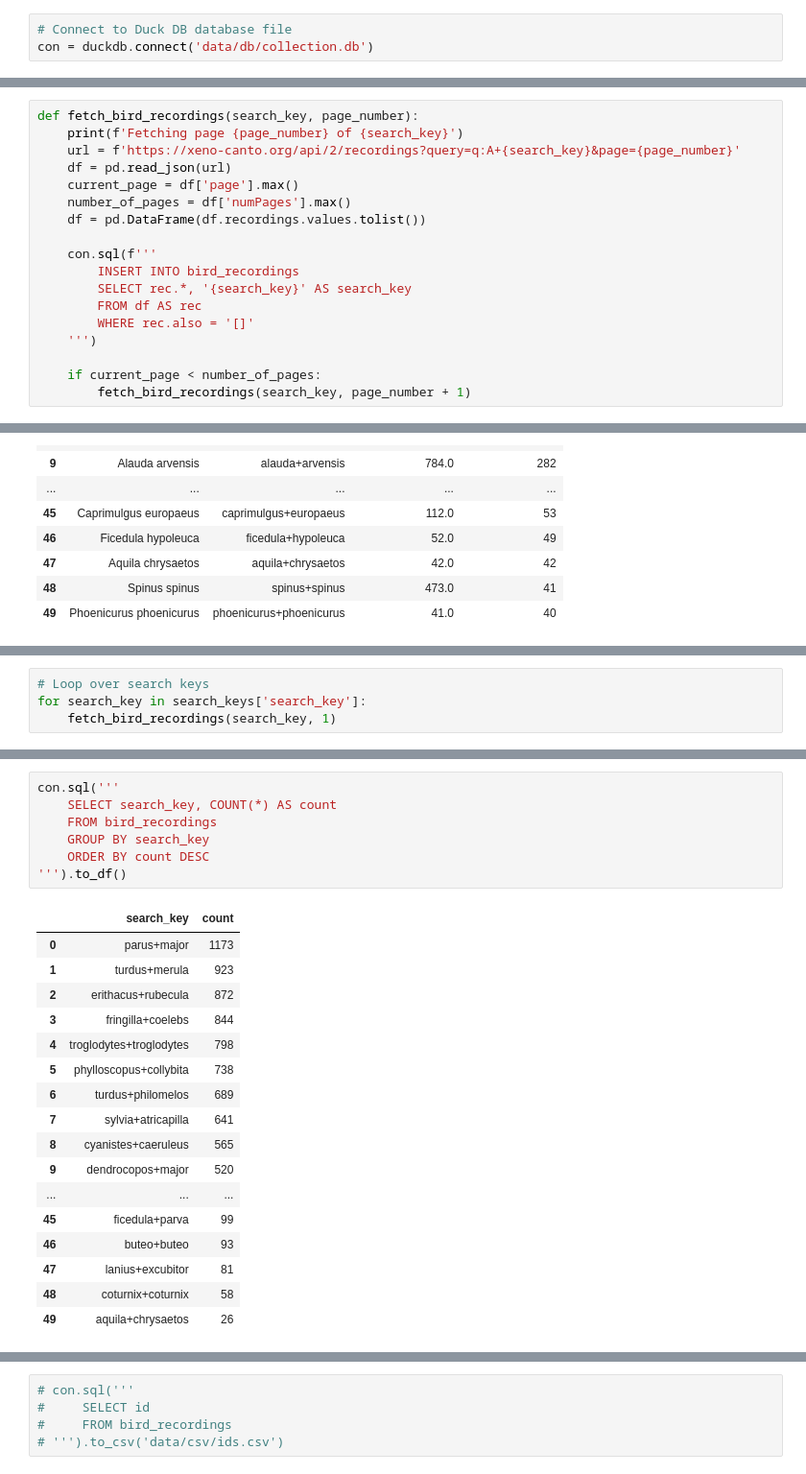
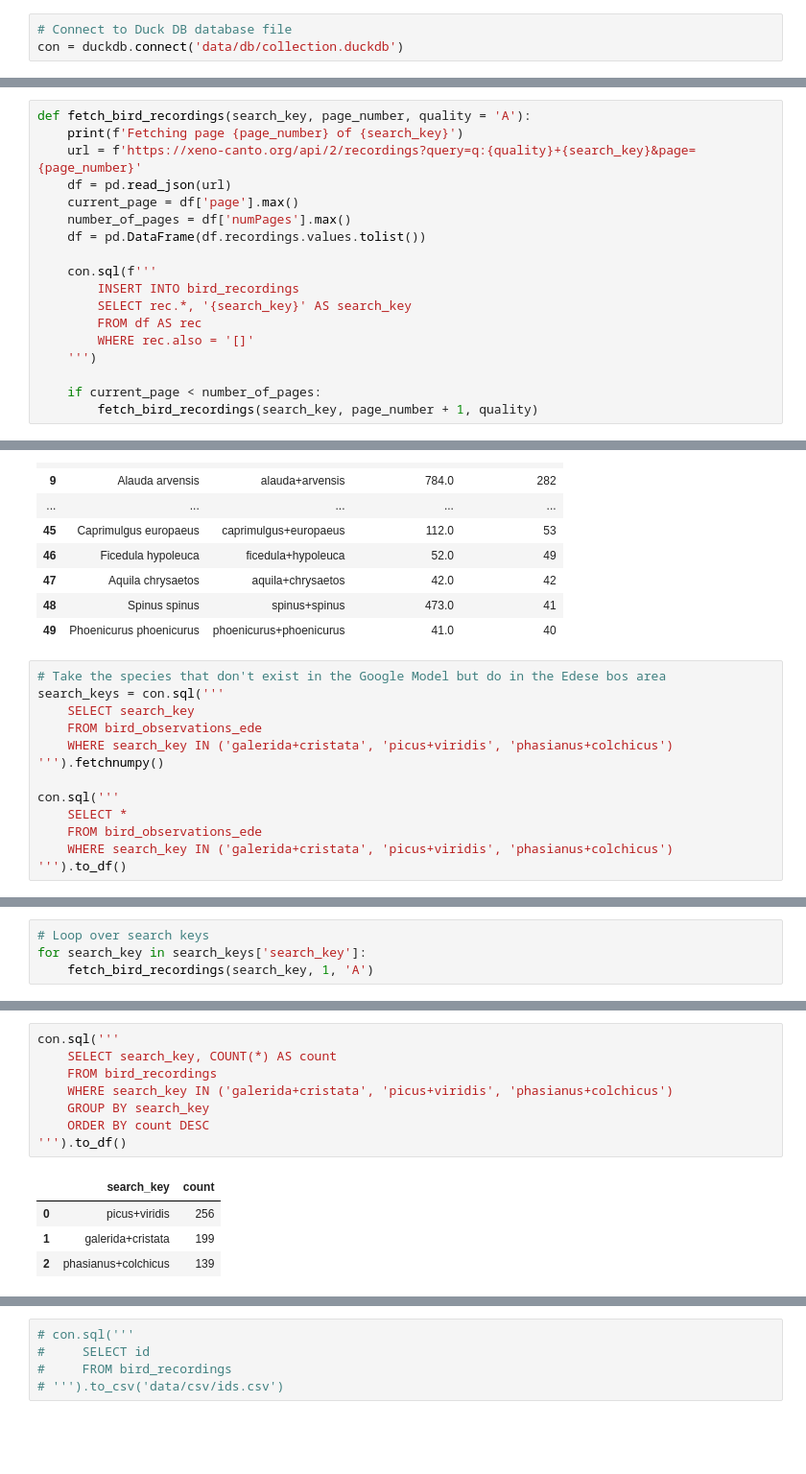
Before and after one commit to Clowting/fireworks-birds, a Jupyter notebook: data_collection.ipynb, the cells around one changed output, grey strips where cells are left out. Shown at 96% size. Cells and saved outputs as stored; diff of their text form; blank space fills up the shorter version.

```diff
--- a/data_collection.ipynb
+++ b/data_collection.ipynb
@@ -15,12 +18,12 @@ logging.basicConfig(filename='app.log', filemode='w', format='%(name)s - %(level
 # %%
 # Connect to Duck DB database file
-con = duckdb.connect('data/db/collection.db')
+con = duckdb.connect('data/db/collection.duckdb')
 # %% [markdown]
 ## Functions
 # %%
-def fetch_bird_recordings(search_key, page_number):
+def fetch_bird_recordings(search_key, page_number, quality = 'A'):
     print(f'Fetching page {page_number} of {search_key}')
-    url = f'https://xeno-canto.org/api/2/recordings?query=q:A+{search_key}&page={page_number}'
+    url = f'https://xeno-canto.org/api/2/recordings?query=q:{quality}+{search_key}&page={page_number}'
     df = pd.read_json(url)
     current_page = df['page'].max()
     number_of_pages = df['numPages'].max()
@@ -34,7 +37,7 @@ def fetch_bird_recordings(search_key, page_number):
     ''')
 
     if current_page < number_of_pages:
-        fetch_bird_recordings(search_key, page_number + 1)
+        fetch_bird_recordings(search_key, page_number + 1, quality)
 # %%
 def download_audio_data(dest_folder, file_url):
     try:
@@ -112,3 +115,16 @@ con.sql('''
 | 47 | Aquila chrysaetos | aquila+chrysaetos | 42.0 | 42 |
 | 48 | Spinus spinus | spinus+spinus | 473.0 | 41 |
 | 49 | Phoenicurus phoenicurus | phoenicurus+phoenicurus | 41.0 | 40 |
+# %%
+# Take the species that don't exist in the Google Model but do in the Edese bos area
+search_keys = con.sql('''
+    SELECT search_key
+    FROM bird_observations_ede
+    WHERE search_key IN ('galerida+cristata', 'picus+viridis', 'phasianus+colchicus')
+''').fetchnumpy()
+
+con.sql('''
+    SELECT *
+    FROM bird_observations_ede
+    WHERE search_key IN ('galerida+cristata', 'picus+viridis', 'phasianus+colchicus')
+''').to_df()
@@ -115,5 +136,5 @@ con.sql('''
 # %%
 # Loop over search keys
 for search_key in search_keys['search_key']:
-    fetch_bird_recordings(search_key, 1)
+    fetch_bird_recordings(search_key, 1, 'A')
 # %% [output]
@@ -137,28 +144,16 @@ Fetching page 1 of phoenicurus+phoenicurus
 # %%
 con.sql('''
     SELECT search_key, COUNT(*) AS count
     FROM bird_recordings
+    WHERE search_key IN ('galerida+cristata', 'picus+viridis', 'phasianus+colchicus')
     GROUP BY search_key
     ORDER BY count DESC
 ''').to_df()
 # %% [output]
 |  | search_key | count |
-| 0 | parus+major | 1173 |
-| 1 | turdus+merula | 923 |
-| 2 | erithacus+rubecula | 872 |
-| 3 | fringilla+coelebs | 844 |
-| 4 | troglodytes+troglodytes | 798 |
-| 5 | phylloscopus+collybita | 738 |
-| 6 | turdus+philomelos | 689 |
-| 7 | sylvia+atricapilla | 641 |
-| 8 | cyanistes+caeruleus | 565 |
-| 9 | dendrocopos+major | 520 |
-| ... | ... | ... |
-| 45 | ficedula+parva | 99 |
-| 46 | buteo+buteo | 93 |
-| 47 | lanius+excubitor | 81 |
-| 48 | coturnix+coturnix | 58 |
-| 49 | aquila+chrysaetos | 26 |
+| 0 | picus+viridis | 256 |
+| 1 | galerida+cristata | 199 |
+| 2 | phasianus+colchicus | 139 |
 # %%
 df = con.sql('''
     SELECT REPLACE(search_key, '+', '_') AS dest_folder, file
```
Also changed, not shown: parts of 25 cells of this notebook, 9 other files.
